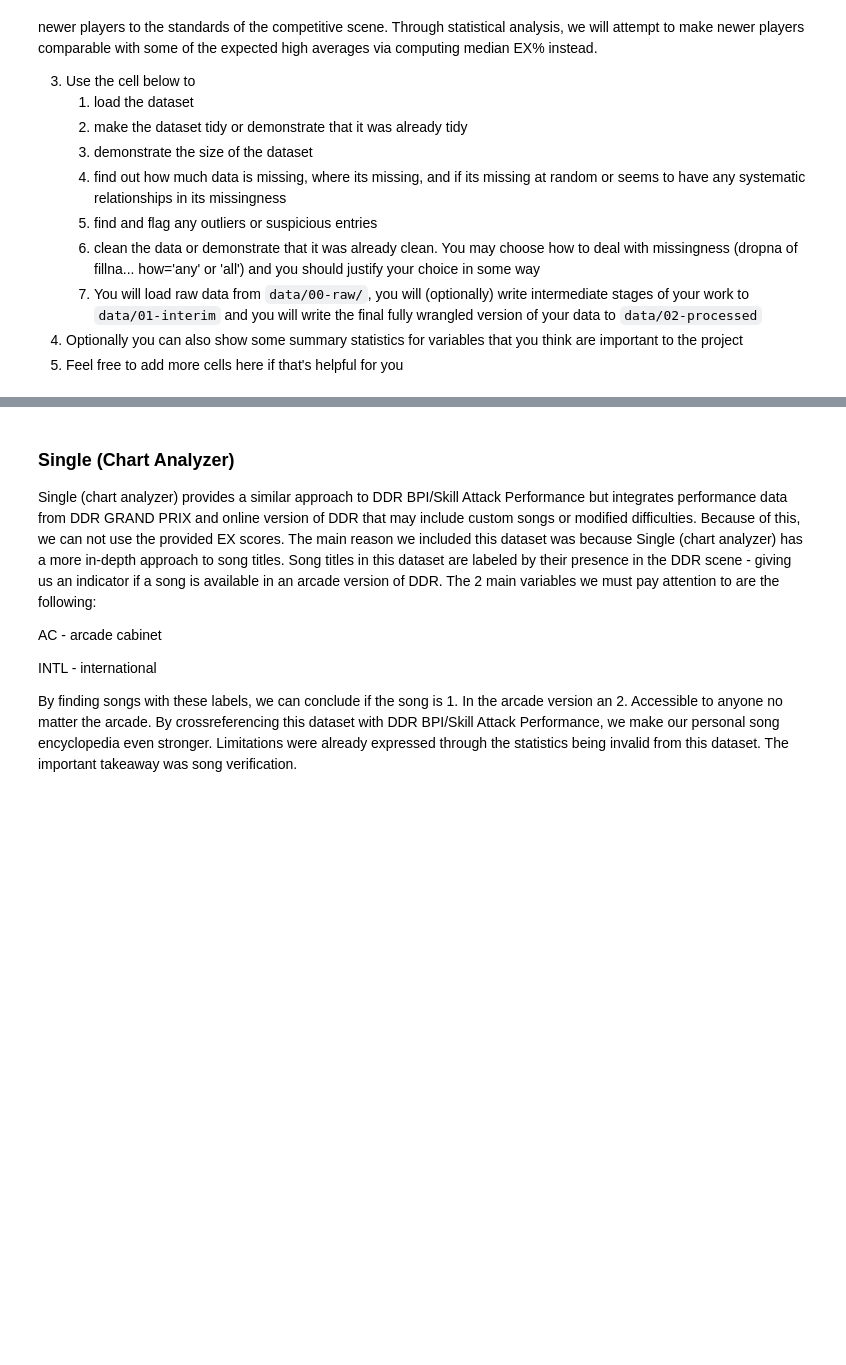
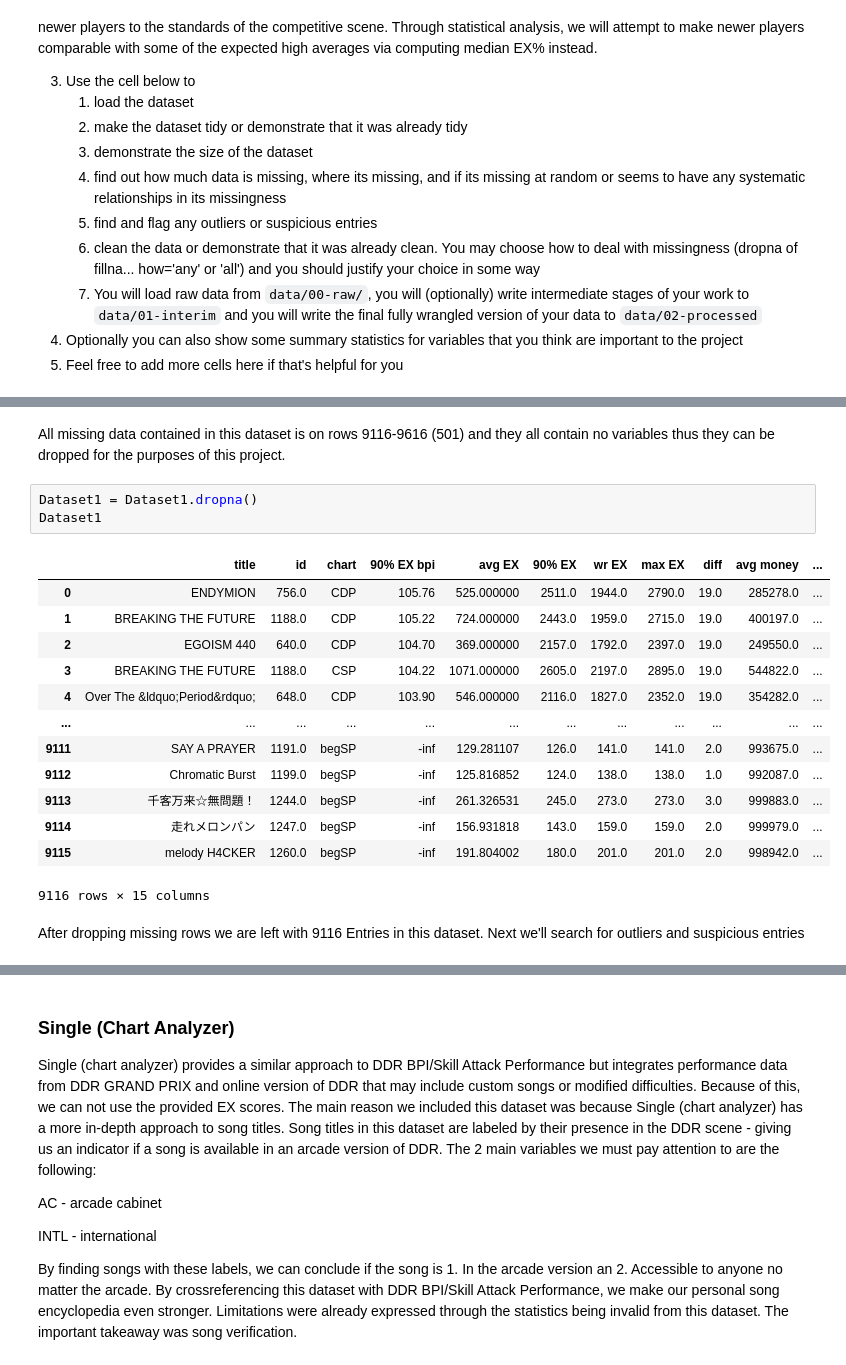
Before and after one commit to COGS108/Group051_WI26, a Jupyter notebook: 01-DataCheckpoint.ipynb, the cells around one changed output, grey strips where cells are left out. Saved outputs shown, nothing was run; the diff lists cells and outputs as text; blank space fills up the shorter version.

```diff
--- a/01-DataCheckpoint.ipynb
+++ b/01-DataCheckpoint.ipynb
@@ -208,0 +246,21 @@ One major concern of the dataset is how it is community-driven by registered use
+# %% [markdown]
+All missing data contained in this dataset is on rows 9116-9616 (501) and they all contain no variables thus they can be dropped for the purposes of this project.
+# %%
+Dataset1 = Dataset1.dropna()
+Dataset1
+# %% [output]
+|  | title | id | chart | 90% EX bpi | avg EX | 90% EX | wr EX | max EX | diff | avg money | ... |
+| 0 | ENDYMION | 756.0 | CDP | 105.76 | 525.000000 | 2511.0 | 1944.0 | 2790.0 | 19.0 | 285278.0 | ... |
+| 1 | BREAKING THE FUTURE | 1188.0 | CDP | 105.22 | 724.000000 | 2443.0 | 1959.0 | 2715.0 | 19.0 | 400197.0 | ... |
+| 2 | EGOISM 440 | 640.0 | CDP | 104.70 | 369.000000 | 2157.0 | 1792.0 | 2397.0 | 19.0 | 249550.0 | ... |
+| 3 | BREAKING THE FUTURE | 1188.0 | CSP | 104.22 | 1071.000000 | 2605.0 | 2197.0 | 2895.0 | 19.0 | 544822.0 | ... |
+| 4 | Over The &ldquo;Period&rdquo; | 648.0 | CDP | 103.90 | 546.000000 | 2116.0 | 1827.0 | 2352.0 | 19.0 | 354282.0 | ... |
+| ... | ... | ... | ... | ... | ... | ... | ... | ... | ... | ... | ... |
+| 9111 | SAY A PRAYER | 1191.0 | begSP | -inf | 129.281107 | 126.0 | 141.0 | 141.0 | 2.0 | 993675.0 | ... |
+| 9112 | Chromatic Burst | 1199.0 | begSP | -inf | 125.816852 | 124.0 | 138.0 | 138.0 | 1.0 | 992087.0 | ... |
+| 9113 | 千客万来☆無問題！ | 1244.0 | begSP | -inf | 261.326531 | 245.0 | 273.0 | 273.0 | 3.0 | 999883.0 | ... |
+| 9114 | 走れメロンパン | 1247.0 | begSP | -inf | 156.931818 | 143.0 | 159.0 | 159.0 | 2.0 | 999979.0 | ... |
+| 9115 | melody H4CKER | 1260.0 | begSP | -inf | 191.804002 | 180.0 | 201.0 | 201.0 | 2.0 | 998942.0 | ... |
+9116 rows × 15 columns
+# %% [markdown]
+After dropping missing rows we are left with 9116 Entries in this dataset. Next we'll search for outliers and suspicious entries
```
Also changed, not shown: parts of 23 cells of this notebook.
